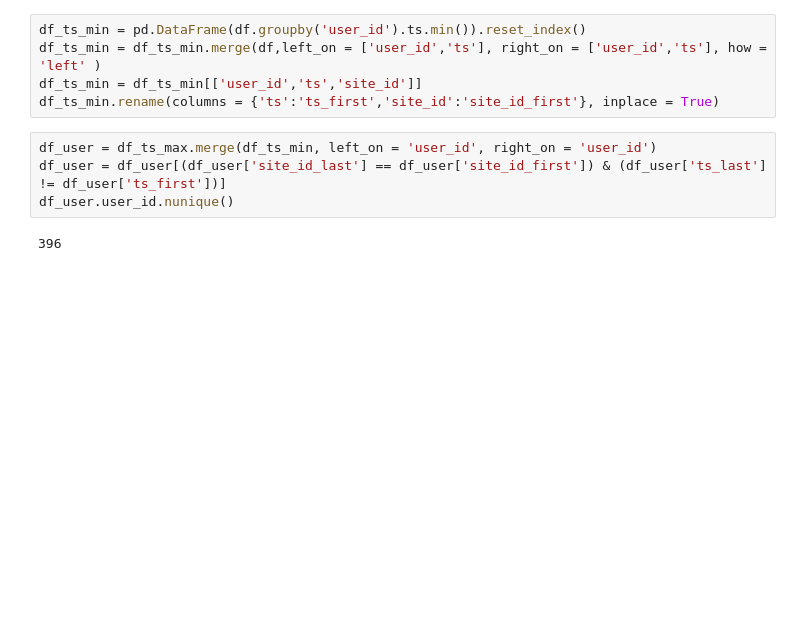
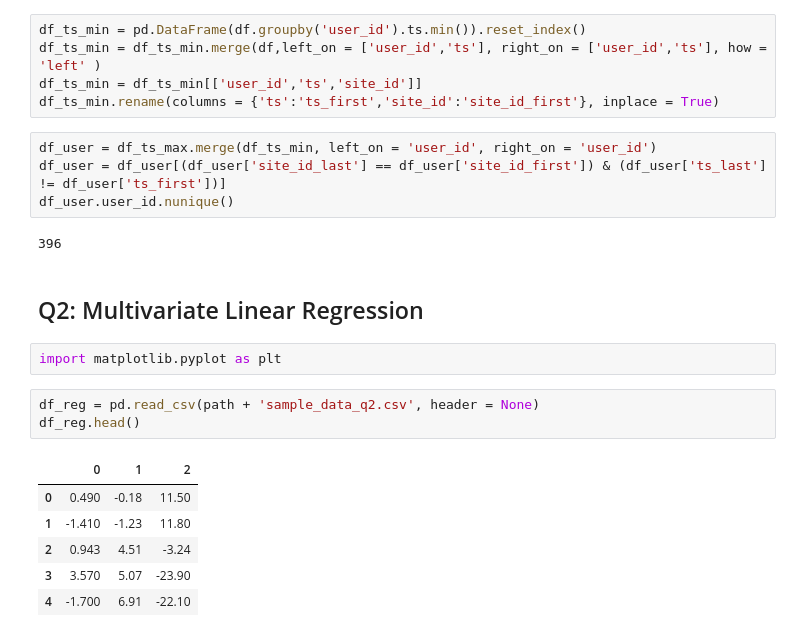
Before and after one commit to Dyu622/DS-TakeHomeChanllege, a Jupyter notebook: Sample_data.ipynb, the cells around one changed output. Saved outputs shown, nothing was run; the diff lists cells and outputs as text; blank space fills up the shorter version.

```diff
--- a/Sample_data.ipynb
+++ b/Sample_data.ipynb
@@ -120,3 +120,17 @@ df_user = df_user[(df_user['site_id_last'] == df_user['site_id_first']) & (df_us
 df_user.user_id.nunique()
 # %% [output]
 396
+# %% [markdown]
+## Q2: Multivariate Linear Regression
+# %%
+import matplotlib.pyplot as plt
+# %%
+df_reg = pd.read_csv(path + 'sample_data_q2.csv', header = None)
+df_reg.head()
+# %% [output]
+|  | 0 | 1 | 2 |
+| 0 | 0.490 | -0.18 | 11.50 |
+| 1 | -1.410 | -1.23 | 11.80 |
+| 2 | 0.943 | 4.51 | -3.24 |
+| 3 | 3.570 | 5.07 | -23.90 |
+| 4 | -1.700 | 6.91 | -22.10 |
```
Also changed, not shown: parts of 11 cells of this notebook.
